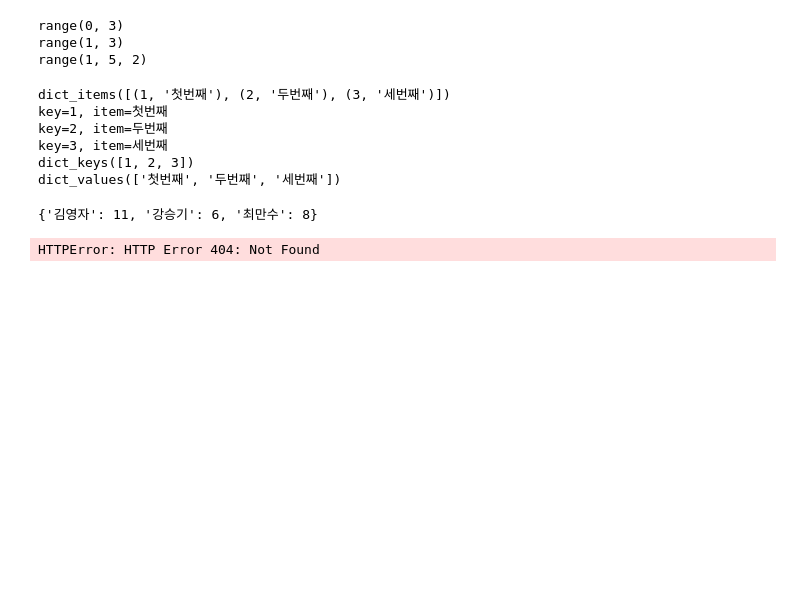
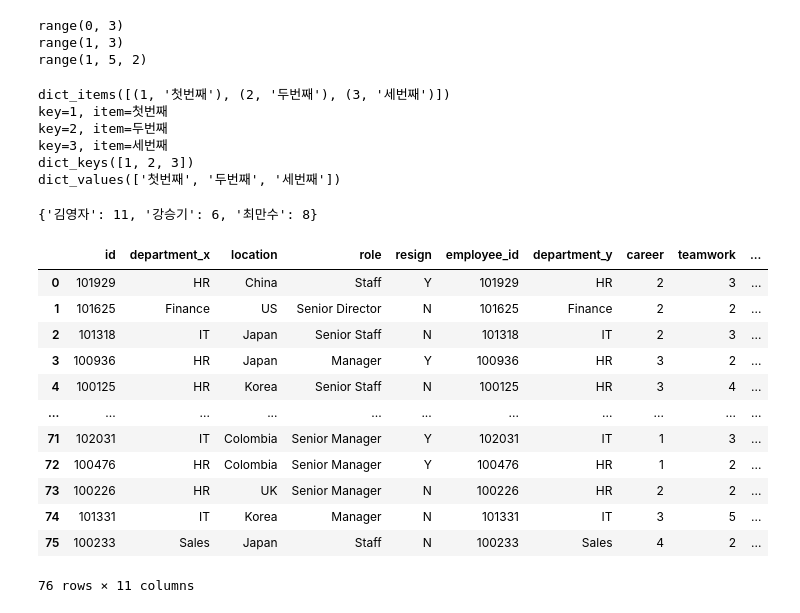
Before and after one commit to sherry-shlee/python-sandbox, a Jupyter notebook: kdc.ipynb, the cells around one changed output. Cells and saved outputs as stored; diff of their text form; code cells hidden in the pictures; blank space fills up the shorter version.

```diff
--- a/kdc.ipynb
+++ b/kdc.ipynb
@@ -284,7 +284,28 @@ df = pd.concat([eng_df, math_df], axis=1)  # 좌우로 합치기
-# %%
-import pandas as pd
-
-employee_df = pd.read_csv('https://raw.githubusercontent.com/sherry-shlee/python-sandbox/main/kdc-data/employee.csv')
-employee_df
-# %% [output]
-HTTPError: HTTP Error 404: Not Found
+# %%
+import pandas as pd
+
+employee_df = pd.read_csv('https://raw.githubusercontent.com/sherry-shlee/python-sandbox/main/kdc-dataset/employee.csv')
+survey_df = pd.read_csv('https://raw.githubusercontent.com/sherry-shlee/python-sandbox/main/kdc-dataset/survey.csv')
+
+pd.merge(employee_df, survey_df, on='id')  # inner join
+pd.merge(employee_df, survey_df, on='id', how='left')  # left outer join
+pd.merge(employee_df, survey_df, on='id', how='right')  # right outer join
+pd.merge(employee_df, survey_df, on='id', how='outer', suffixes=['_employee', '_survey'])  # full outer join
+
+survey_df = survey_df.rename(columns={'id': 'employee_id'})
+company_df = pd.merge(employee_df, survey_df, left_on='id', right_on='employee_id')
+company_df
+# %% [output]
+|  | id | department_x | location | role | resign | employee_id | department_y | career | teamwork | ... |
+| 0 | 101929 | HR | China | Staff | Y | 101929 | HR | 2 | 3 | ... |
+| 1 | 101625 | Finance | US | Senior Director | N | 101625 | Finance | 2 | 2 | ... |
+| 2 | 101318 | IT | Japan | Senior Staff | N | 101318 | IT | 2 | 3 | ... |
+| 3 | 100936 | HR | Japan | Manager | Y | 100936 | HR | 3 | 2 | ... |
+| 4 | 100125 | HR | Korea | Senior Staff | N | 100125 | HR | 3 | 4 | ... |
+| ... | ... | ... | ... | ... | ... | ... | ... | ... | ... | ... |
+| 71 | 102031 | IT | Colombia | Senior Manager | Y | 102031 | IT | 1 | 3 | ... |
+| 72 | 100476 | HR | Colombia | Senior Manager | Y | 100476 | HR | 1 | 2 | ... |
+| 73 | 100226 | HR | UK | Senior Manager | N | 100226 | HR | 2 | 2 | ... |
+| 74 | 101331 | IT | Korea | Manager | N | 101331 | IT | 3 | 5 | ... |
+| 75 | 100233 | Sales | Japan | Staff | N | 100233 | Sales | 4 | 2 | ... |
+76 rows × 11 columns
```
Also changed, not shown: parts of 1 cell of this notebook.
